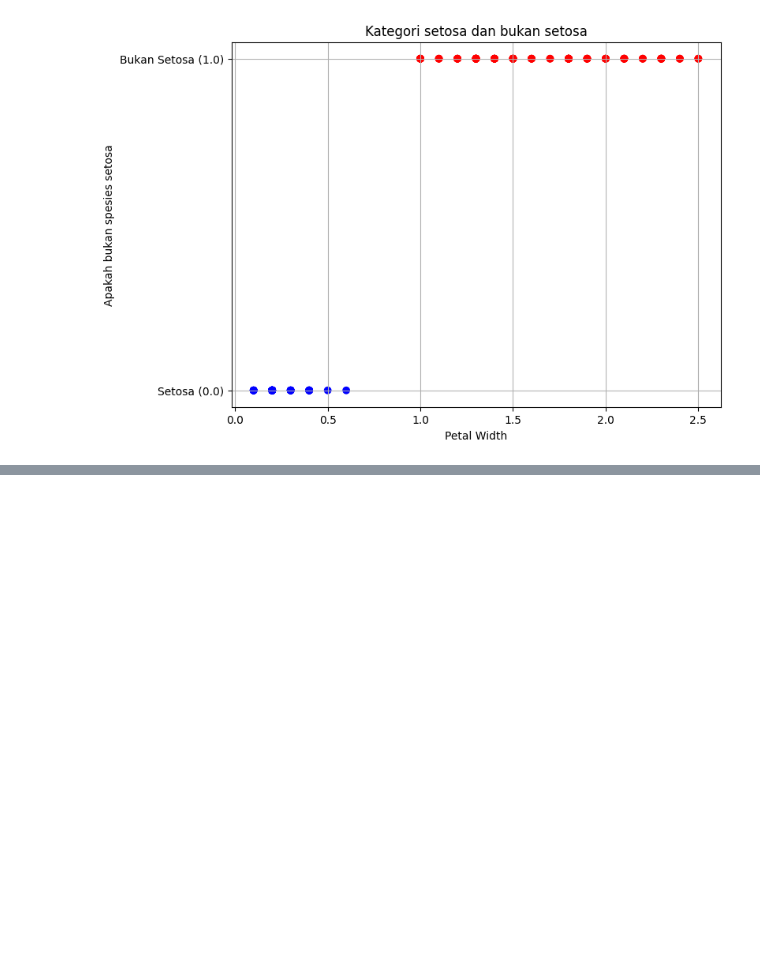
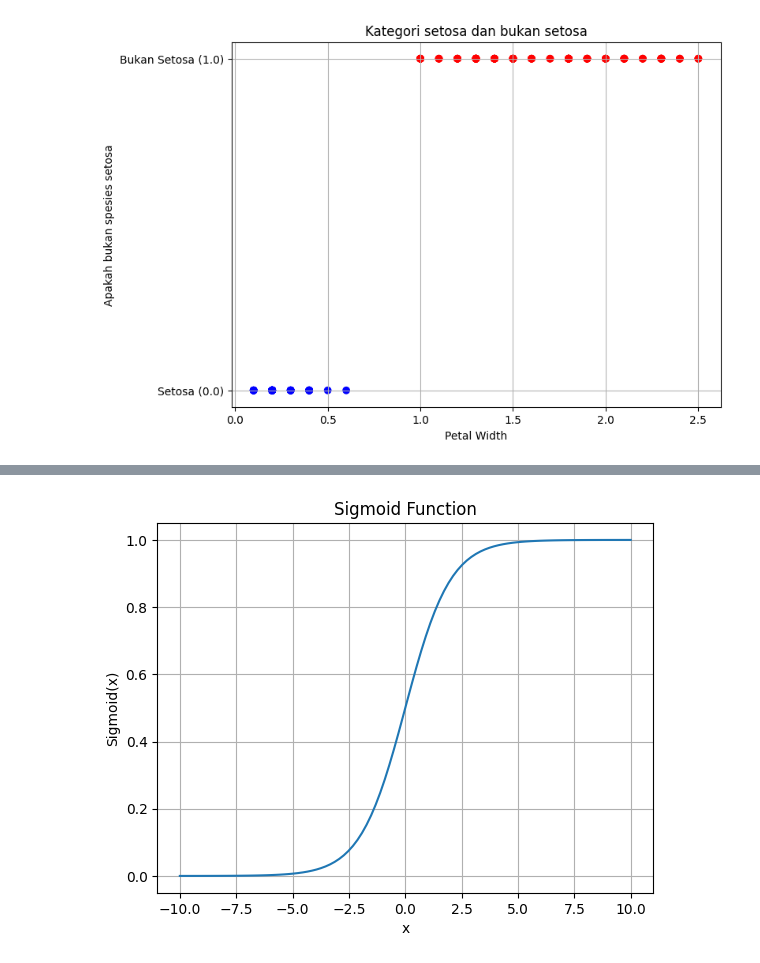
Before and after one commit to AgilMonkey/makalah-data-mining-kode-visualisasi-data-bunga, a Jupyter notebook: visualisasi-data.ipynb, the cells around one changed output, grey strips where cells are left out. Cells and saved outputs as stored; diff of their text form; code cells hidden in the pictures; blank space fills up the shorter version.

Commit message:
Menambah penjelasan tentang sigmoid

```diff
--- a/visualisasi-data.ipynb
+++ b/visualisasi-data.ipynb
@@ -166,0 +179,20 @@ plt.show()
+# %%
+# Define the sigmoid function
+def sigmoid(x):
+    return 1 / (1 + np.exp(-x))
+
+# Generate x values
+x_values = np.linspace(-10, 10, 100)  # Generate 100 values from -10 to 10
+
+# Calculate y values using the sigmoid function
+y_values = sigmoid(x_values)
+
+# Plot the sigmoid function
+plt.plot(x_values, y_values)
+plt.title('Sigmoid Function')
+plt.xlabel('x')
+plt.ylabel('Sigmoid(x)')
+plt.grid(True)
+plt.show()
+# %% [output]
+[figure, added]
```
Also changed, not shown: parts of 3 cells of this notebook.
